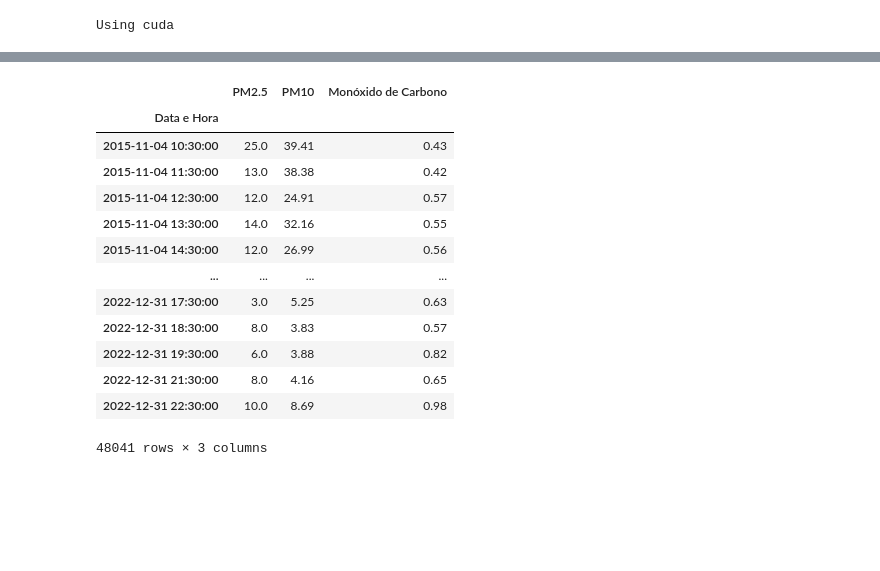
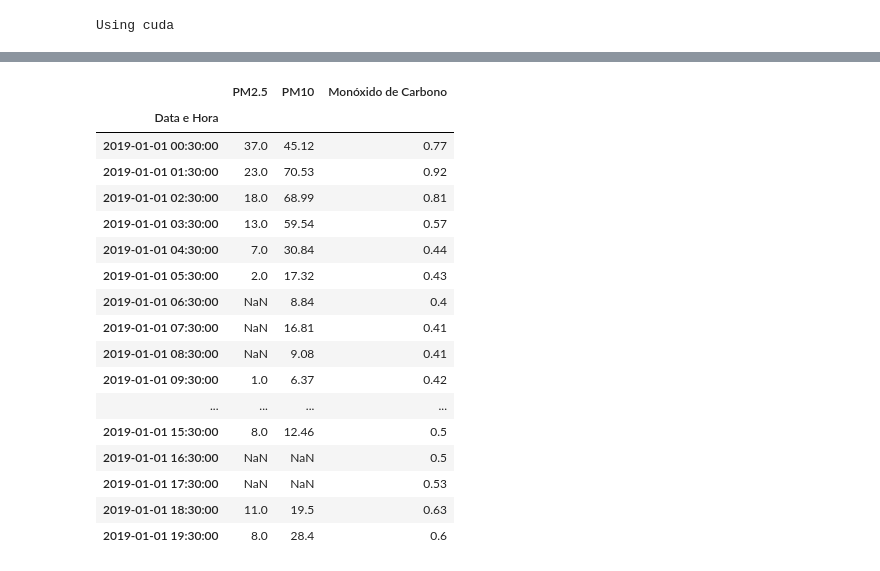
Before and after one commit to DanielPortes/pm25-plots, a Jupyter notebook: models/LSTM.ipynb, the cells around one changed output, grey strips where cells are left out. Saved outputs shown, nothing was run; the diff lists cells and outputs as text; code cells hidden in the pictures; blank space fills up the shorter version.

```diff
--- a/models/LSTM.ipynb
+++ b/models/LSTM.ipynb
@@ -53,19 +11,0 @@ df
-# %%
-# converte as colunas para float
-df = df.astype(float)
-df
-# %% [output]
-|  | PM2.5 | PM10 | Monóxido de Carbono |
-| Data e Hora |  |  |  |
-| 2015-11-04 10:30:00 | 25.0 | 39.41 | 0.43 |
-| 2015-11-04 11:30:00 | 13.0 | 38.38 | 0.42 |
-| 2015-11-04 12:30:00 | 12.0 | 24.91 | 0.57 |
-| 2015-11-04 13:30:00 | 14.0 | 32.16 | 0.55 |
-| 2015-11-04 14:30:00 | 12.0 | 26.99 | 0.56 |
-| ... | ... | ... | ... |
-| 2022-12-31 17:30:00 | 3.0 | 5.25 | 0.63 |
-| 2022-12-31 18:30:00 | 8.0 | 3.83 | 0.57 |
-| 2022-12-31 19:30:00 | 6.0 | 3.88 | 0.82 |
-| 2022-12-31 21:30:00 | 8.0 | 4.16 | 0.65 |
-| 2022-12-31 22:30:00 | 10.0 | 8.69 | 0.98 |
-48041 rows × 3 columns
@@ -71,0 +30,31 @@ df
+# %%
+df_original['Data e Hora'] = pd.to_datetime(df_original['Data e Hora'], format='%Y-%m-%d %H:%M:%S')
+df_original.index = df_original['Data e Hora']
+df_original.sort_index(inplace=True)
+
+colunas_selecionadas = ['PM2.5', 'PM10', 'Monóxido de Carbono']
+df = df_original[colunas_selecionadas]
+
+df = df.loc['2019-01-01':'2022-01-01']
+
+logging.info(f'Colunas Selecionadas: {colunas_selecionadas}')
+df.head(20)
+# %% [output]
+|  | PM2.5 | PM10 | Monóxido de Carbono |
+| Data e Hora |  |  |  |
+| 2019-01-01 00:30:00 | 37.0 | 45.12 | 0.77 |
+| 2019-01-01 01:30:00 | 23.0 | 70.53 | 0.92 |
+| 2019-01-01 02:30:00 | 18.0 | 68.99 | 0.81 |
+| 2019-01-01 03:30:00 | 13.0 | 59.54 | 0.57 |
+| 2019-01-01 04:30:00 | 7.0 | 30.84 | 0.44 |
+| 2019-01-01 05:30:00 | 2.0 | 17.32 | 0.43 |
+| 2019-01-01 06:30:00 | NaN | 8.84 | 0.4 |
+| 2019-01-01 07:30:00 | NaN | 16.81 | 0.41 |
+| 2019-01-01 08:30:00 | NaN | 9.08 | 0.41 |
+| 2019-01-01 09:30:00 | 1.0 | 6.37 | 0.42 |
+| ... | ... | ... | ... |
+| 2019-01-01 15:30:00 | 8.0 | 12.46 | 0.5 |
+| 2019-01-01 16:30:00 | NaN | NaN | 0.5 |
+| 2019-01-01 17:30:00 | NaN | NaN | 0.53 |
+| 2019-01-01 18:30:00 | 11.0 | 19.5 | 0.63 |
+| 2019-01-01 19:30:00 | 8.0 | 28.4 | 0.6 |
```
Also changed, not shown: parts of 22 cells of this notebook, 3 other files.
